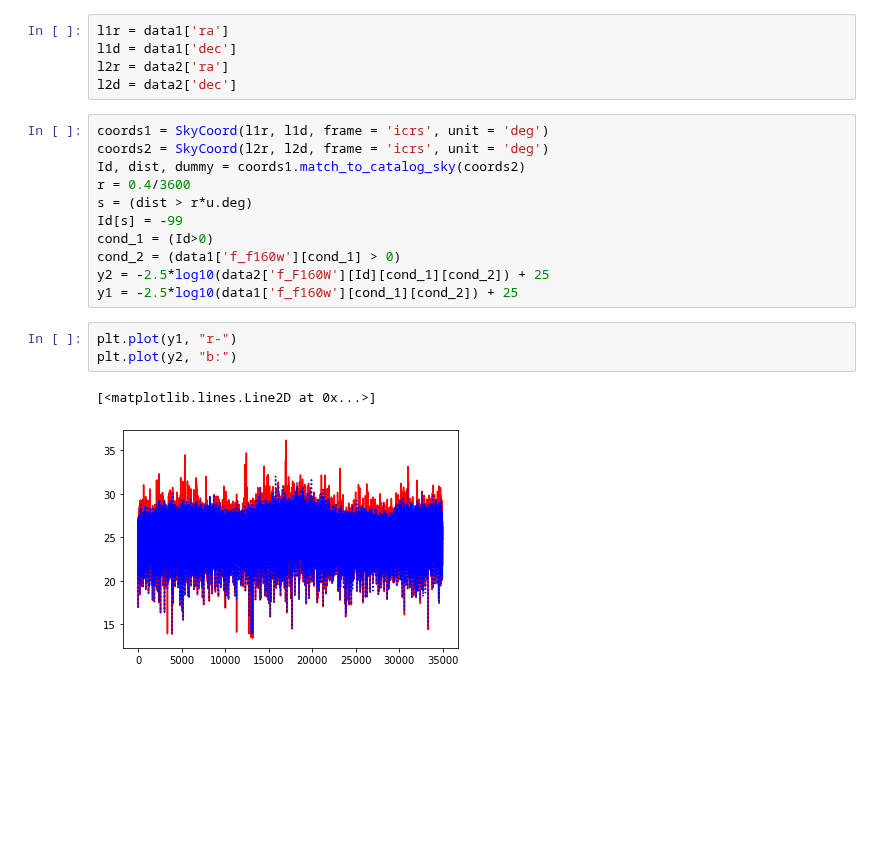
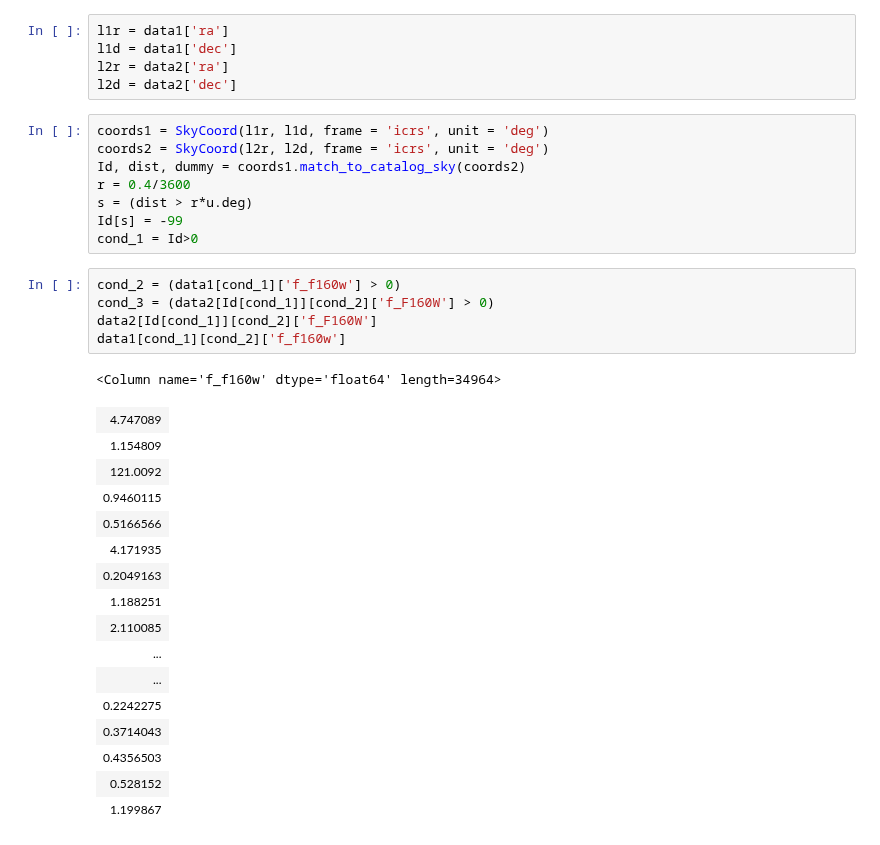
Before and after one commit to Adiprime-03/Horizon-Mini-project, a Jupyter notebook: Good Method.ipynb, the cells around one changed output. Drawn from its saved outputs; the diff is of its cells as text; blank space fills up the shorter version.

```diff
--- a/Good Method.ipynb
+++ b/Good Method.ipynb
@@ -63,14 +63,28 @@ Id, dist, dummy = coords1.match_to_catalog_sky(coords2)
 r = 0.4/3600
 s = (dist > r*u.deg)
 Id[s] = -99
-cond_1 = (Id>0)
-cond_2 = (data1['f_f160w'][cond_1] > 0)
-y2 = -2.5*log10(data2['f_F160W'][Id][cond_1][cond_2]) + 25
-y1 = -2.5*log10(data1['f_f160w'][cond_1][cond_2]) + 25
+cond_1 = Id>0
 # %%
-plt.plot(y1, "r-")
-plt.plot(y2, "b:")
+cond_2 = (data1[cond_1]['f_f160w'] > 0)
+cond_3 = (data2[Id[cond_1]][cond_2]['f_F160W'] > 0)
+data2[Id[cond_1]][cond_2]['f_F160W']
+data1[cond_1][cond_2]['f_f160w']
 # %% [output]
-[<matplotlib.lines.Line2D at 0x...>]
+<Column name='f_f160w' dtype='float64' length=34964>
-[figure, removed]
+| 4.747089 |
+| 1.154809 |
+| 121.0092 |
+| 0.9460115 |
+| 0.5166566 |
+| 4.171935 |
+| 0.2049163 |
+| 1.188251 |
+| 2.110085 |
+| ... |
+| ... |
+| 0.2242275 |
+| 0.3714043 |
+| 0.4356503 |
+| 0.528152 |
+| 1.199867 |
 # %%
```
Also changed, not shown: parts of 2 cells of this notebook, 1 other file.
